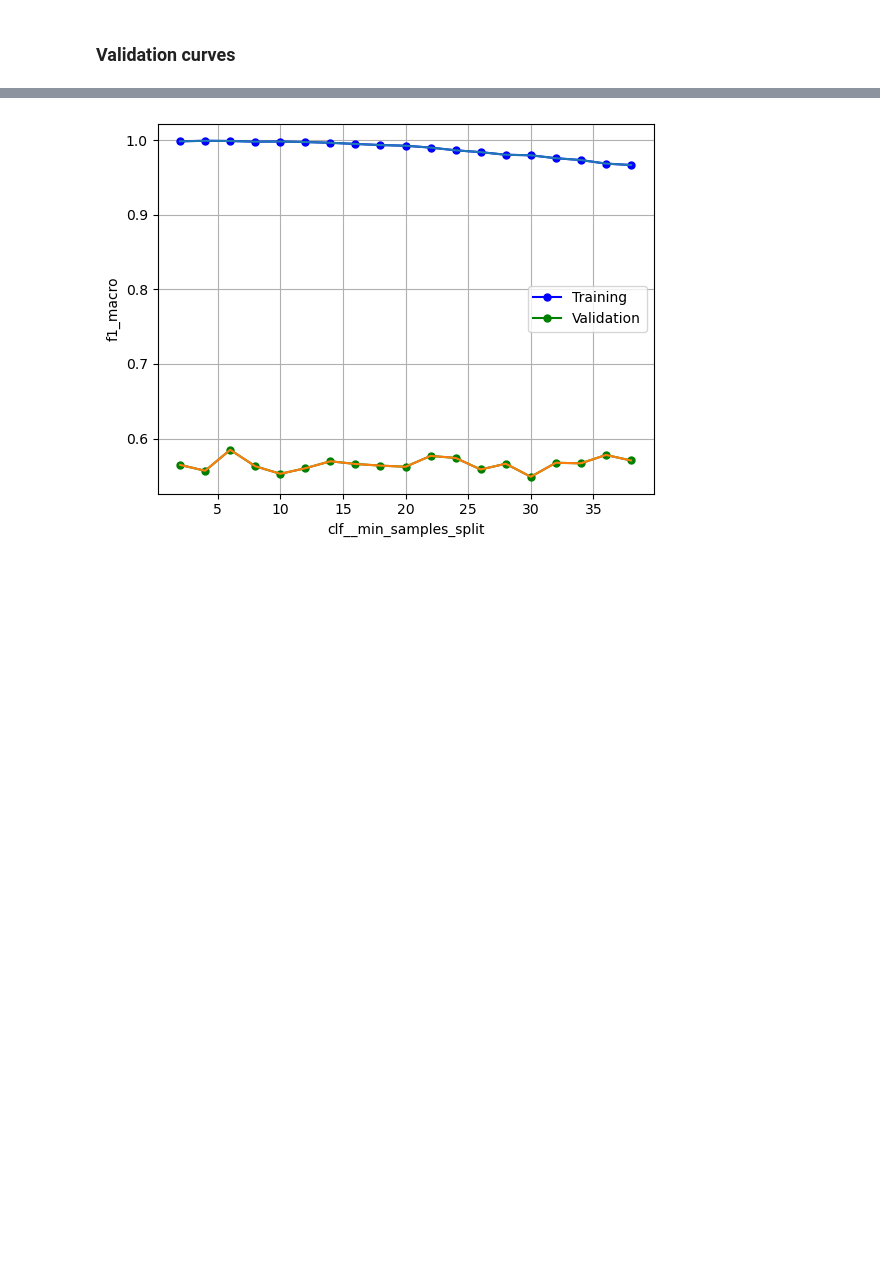
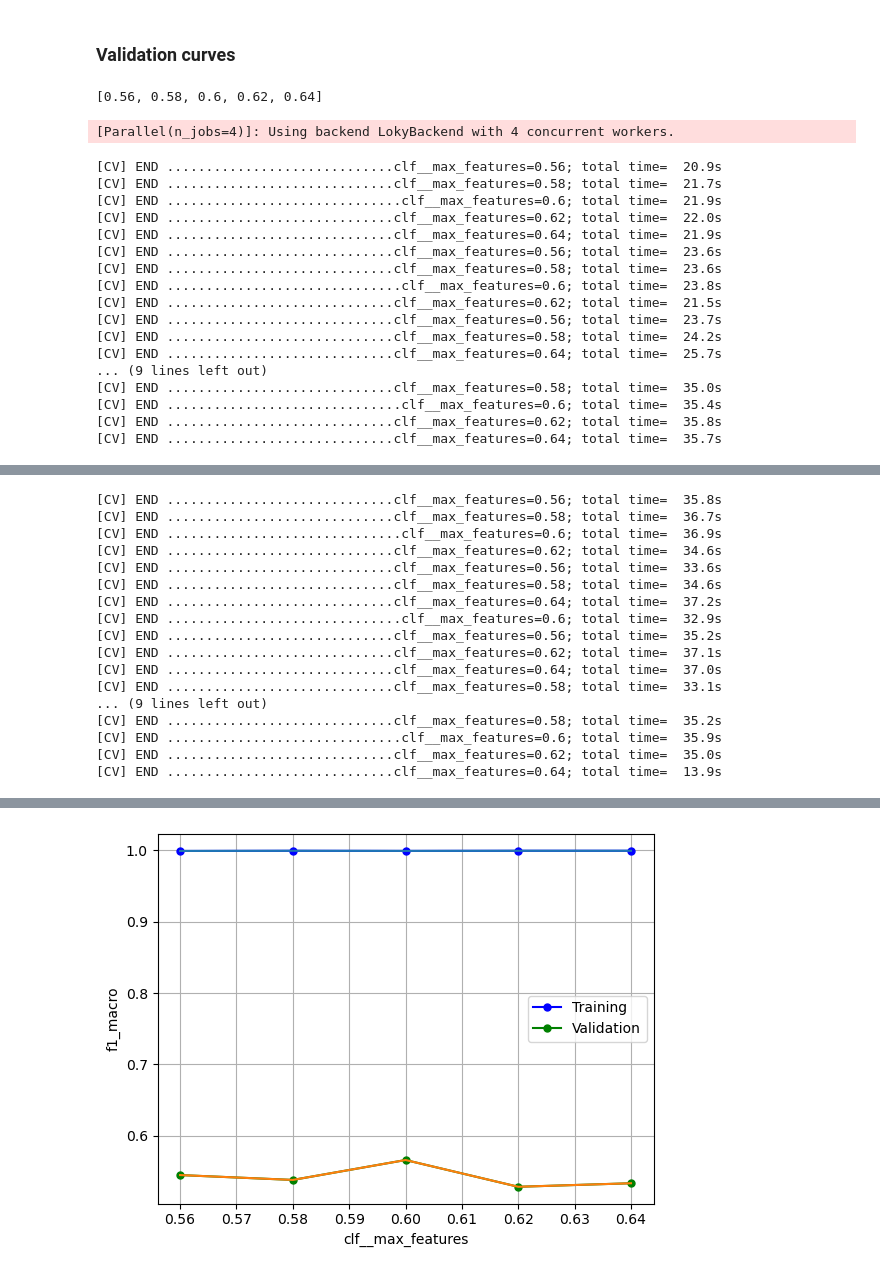
Before and after one commit to dharmesh1007/ZTF_code, a Jupyter notebook: source/test_baseline_models.ipynb, the cells around one changed output, grey strips where cells are left out. Saved outputs shown, nothing was run; the diff lists cells and outputs as text; code cells hidden in the pictures; blank space fills up the shorter version.

```diff
--- a/source/test_baseline_models.ipynb
+++ b/source/test_baseline_models.ipynb
@@ -33,7 +42,14 @@ Name: labels_2, dtype: int64
 | 3 | ZTF18abgjgiq | MGAB-V3453 | AM | 0 | polar | NaN | NaN | 0.0 | ... |
 | 4 | ZTF18abumlux | MGAB-V3769 | AM | 0 | polar | NaN | NaN | 0.0 | ... |
 # %%
+# Features and labels.
 X = dataset.iloc[:,14:]
+X_cols = X.columns.tolist()
 y_names = dataset[label_scheme]
 enc = LabelEncoder().fit(y_names)
 y = enc.transform(y_names)
+
+print(X.shape)
+
+# Train, test, split.
+X_train, X_test, y_train, y_test = train_test_split(X, y, test_size=0.3, stratify=y, random_state=1)
@@ -177,0 +60,4 @@ Pipeline(steps=[('preimpnorm',
+# %%
+rf = RandomForestClassifier(class_weight='balanced_subsample', n_jobs=-1, random_state=1)
+# knn = 1
+# gnb = GaussianNB()
@@ -178,25 +161,29 @@ Pipeline(steps=[('preimpnorm',
 # %% [markdown]
 ### Validation curves
 # %%
-from matplotlib import pyplot as plt
-
-param_name = 'clf__min_samples_split'
-param_range = list(range(2, 40,2))
+param_name = 'clf__max_features'
+param_range = [0.56, 0.58,0.6,0.62, 0.64]#list(range())#np.linspace(0.05,1,20)
+ #list(range(0,1,0.05))
+print(param_range)
+n_jobs = 4 # max number of cores to use, -1 uses all cores - that would be 8 for me.
+verbose = 2
 
 train_scoreNum, test_scoreNum = validation_curve(
-                                estimator=pipe,
+                                estimator=validation_pipe,
                                 X=X_train,
                                 y=y_train,
                                 param_name = param_name,
                                 param_range = param_range,
                                 cv = 10,
-                                scoring='f1_macro')
+                                scoring='f1_macro',
+                                verbose=verbose,
+                                n_jobs=n_jobs)
 
 train_mean = np.mean(train_scoreNum, axis=1)
 test_mean = np.mean(test_scoreNum, axis=1)
+print(f'Training set mean: {train_mean}\nValidation set mean: {test_mean}')
 
 # Plot the model scores (accuracy) against the paramater range
-
 plt.plot(param_range, train_mean,
          marker='o', markersize=5,
          color='blue', label='Training')
@@ -211,3 +198,22 @@ plt.ylabel('f1_macro')
 plt.grid()
 plt.show()
 # %% [output]
+[0.56, 0.58, 0.6, 0.62, 0.64]
+[Parallel(n_jobs=4)]: Using backend LokyBackend with 4 concurrent workers.
+[CV] END .............................clf__max_features=0.56; total time=  20.9s
+[CV] END .............................clf__max_features=0.58; total time=  21.7s
+[CV] END ..............................clf__max_features=0.6; total time=  21.9s
+[CV] END .............................clf__max_features=0.62; total time=  22.0s
+[CV] END .............................clf__max_features=0.64; total time=  21.9s
+[CV] END .............................clf__max_features=0.56; total time=  23.6s
+[CV] END .............................clf__max_features=0.58; total time=  23.6s
+[CV] END ..............................clf__max_features=0.6; total time=  23.8s
+[CV] END .............................clf__max_features=0.62; total time=  21.5s
+[CV] END .............................clf__max_features=0.56; total time=  23.7s
+[CV] END .............................clf__max_features=0.58; total time=  24.2s
+[CV] END .............................clf__max_features=0.64; total time=  25.7s
+... (9 lines left out)
+[CV] END .............................clf__max_features=0.58; total time=  35.0s
+[CV] END ..............................clf__max_features=0.6; total time=  35.4s
+[CV] END .............................clf__max_features=0.62; total time=  35.8s
+[CV] END .............................clf__max_features=0.64; total time=  35.7s
@@ -213,0 +221,17 @@ plt.show()
+[CV] END .............................clf__max_features=0.56; total time=  35.8s
+[CV] END .............................clf__max_features=0.58; total time=  36.7s
+[CV] END ..............................clf__max_features=0.6; total time=  36.9s
+[CV] END .............................clf__max_features=0.62; total time=  34.6s
+[CV] END .............................clf__max_features=0.56; total time=  33.6s
+[CV] END .............................clf__max_features=0.58; total time=  34.6s
+[CV] END .............................clf__max_features=0.64; total time=  37.2s
+[CV] END ..............................clf__max_features=0.6; total time=  32.9s
+[CV] END .............................clf__max_features=0.56; total time=  35.2s
+[CV] END .............................clf__max_features=0.62; total time=  37.1s
+[CV] END .............................clf__max_features=0.64; total time=  37.0s
+[CV] END .............................clf__max_features=0.58; total time=  33.1s
+... (9 lines left out)
+[CV] END .............................clf__max_features=0.58; total time=  35.2s
+[CV] END ..............................clf__max_features=0.6; total time=  35.9s
+[CV] END .............................clf__max_features=0.62; total time=  35.0s
+[CV] END .............................clf__max_features=0.64; total time=  13.9s
@@ -214 +239 @@ plt.show()
-[figure, old version]
+[figure, new version]
```
Also changed, not shown: parts of 17 cells of this notebook, 7 other files.
